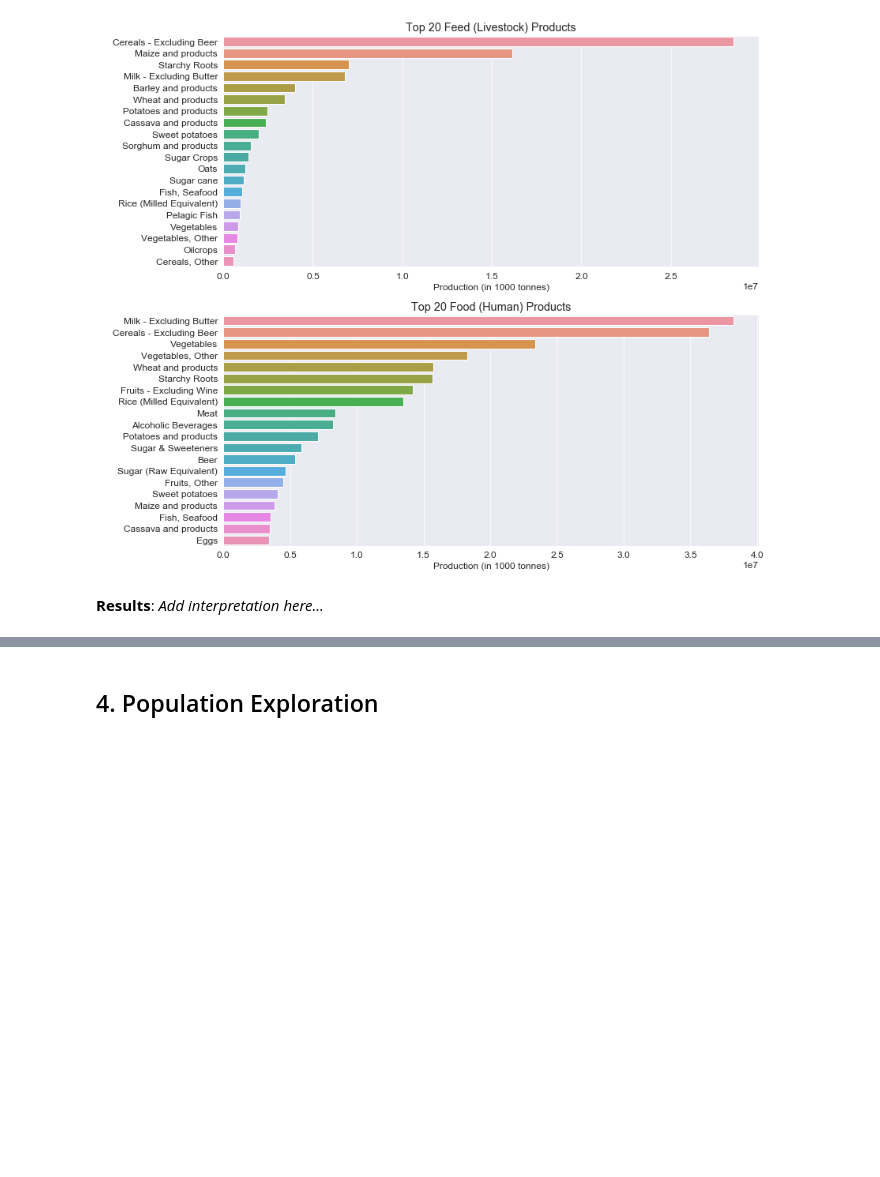
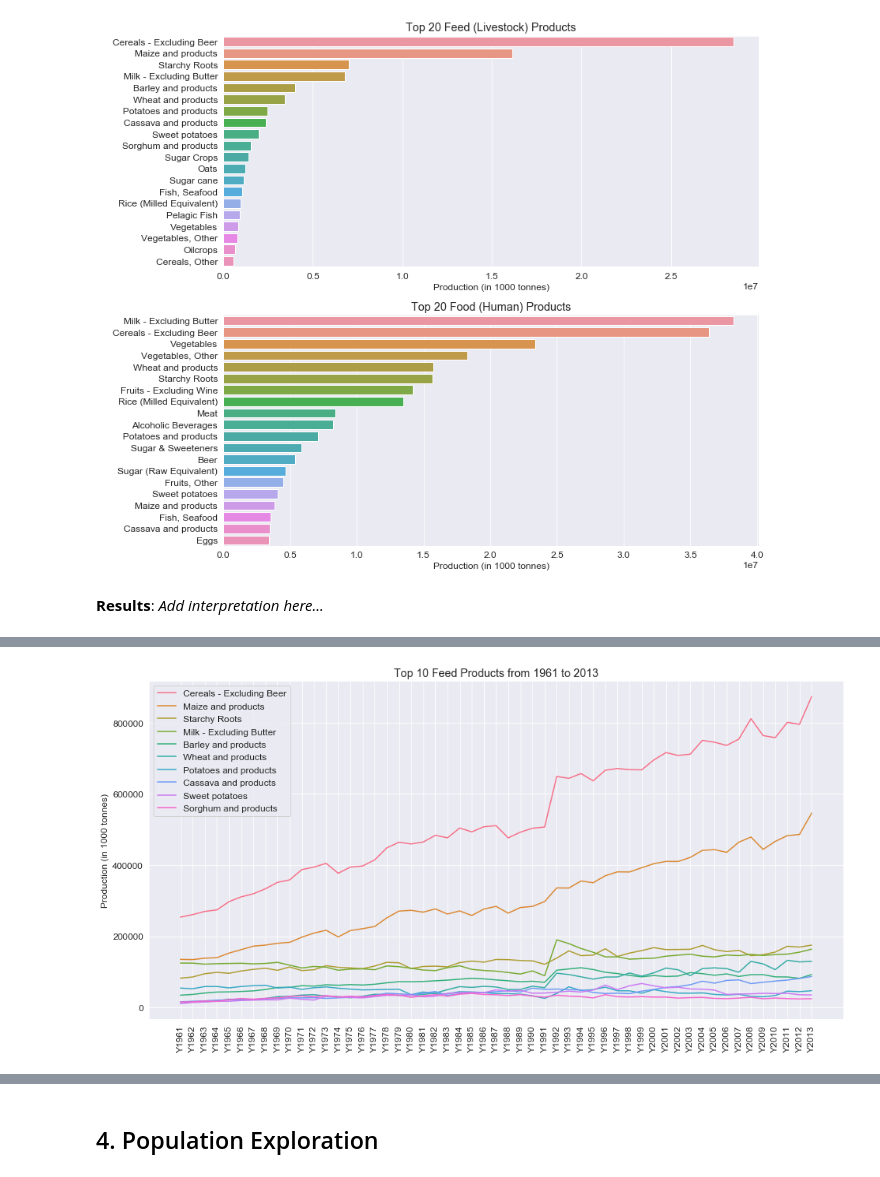
Before and after one commit to dhelms1/food_production, a Jupyter notebook: DataExploration.ipynb, the cells around one changed output, grey strips where cells are left out. Cells and saved outputs as stored; diff of their text form; code cells hidden in the pictures; blank space fills up the shorter version.

```diff
--- a/DataExploration.ipynb
+++ b/DataExploration.ipynb
@@ -204,0 +213,5 @@ With a majority of the feed item products being focused in `Cereals - Excluding
+# %%
+# Plot the yearly production trend for the top 10 feed productions globally
+plot_yearly_product(feed, 'Feed')
+# %% [output]
+[figure, added]
```
Also changed, not shown: parts of 11 cells of this notebook, 1 other file.
